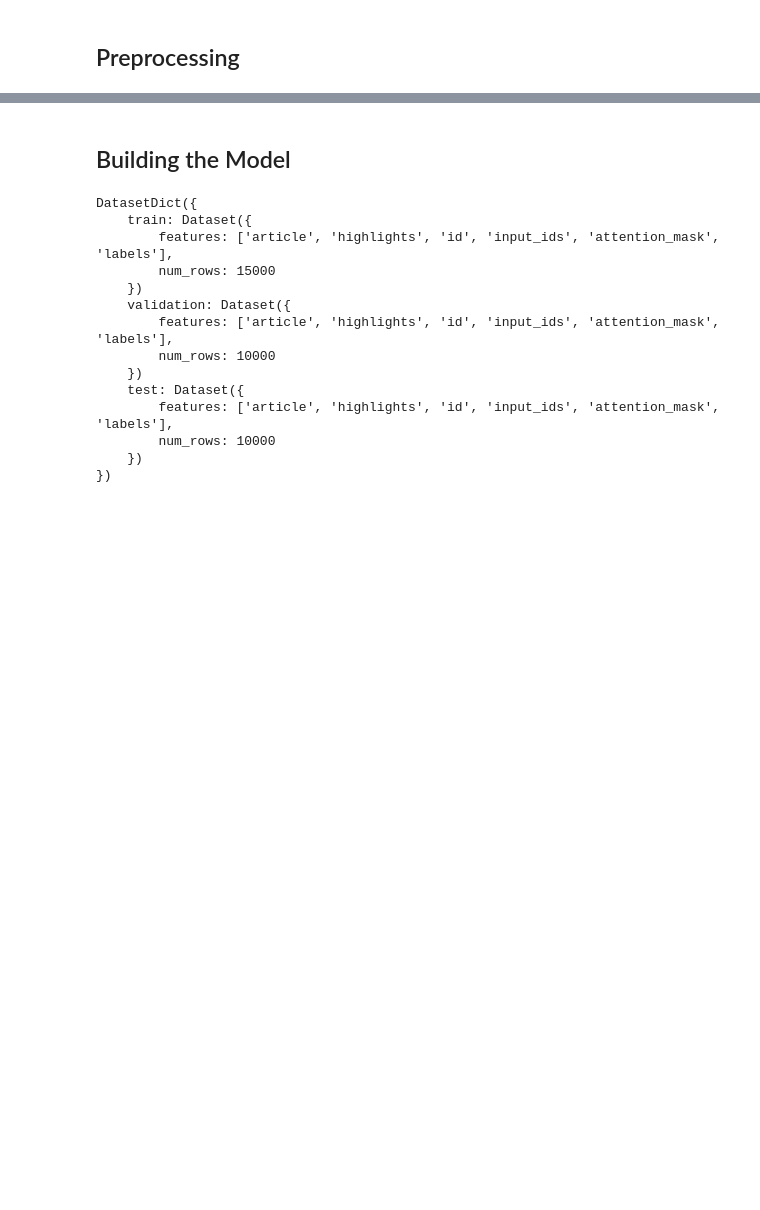
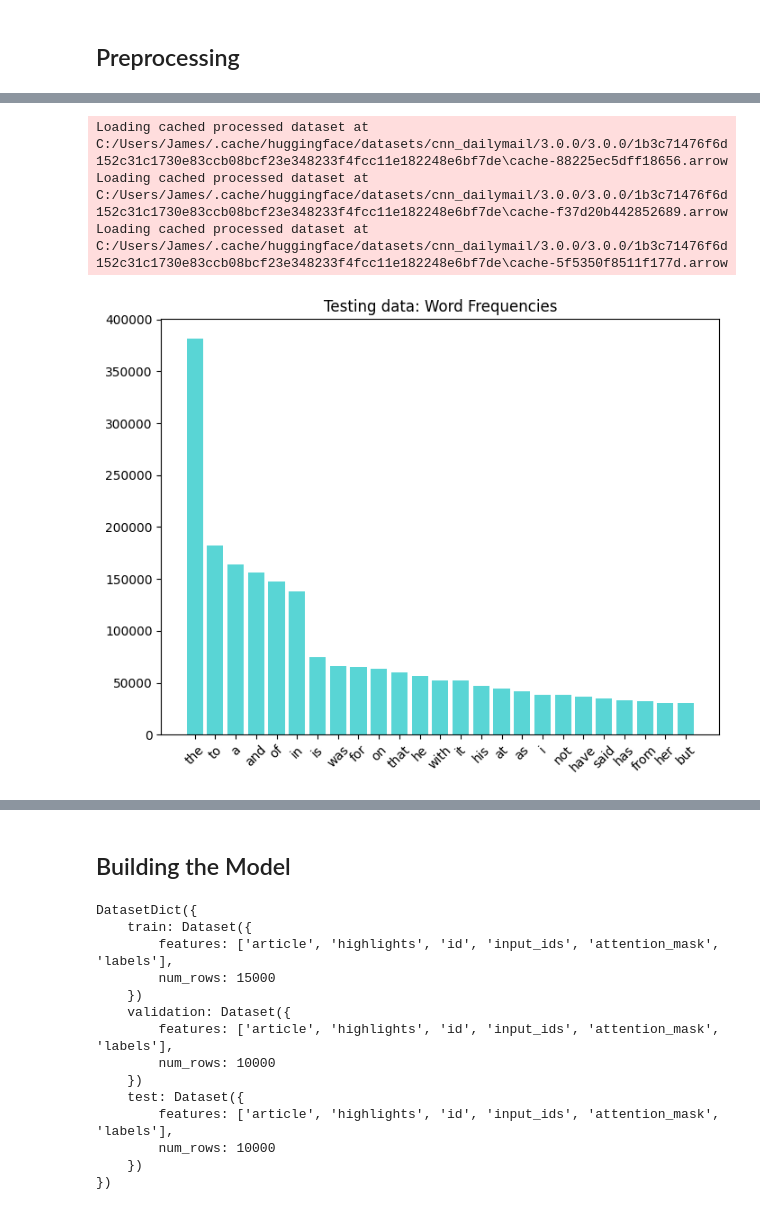
Before and after one commit to jma375/NLP-Text-Summarization, a Jupyter notebook: NLP-Text-Summarization.ipynb, the cells around one changed output, grey strips where cells are left out. Saved outputs shown, nothing was run; the diff lists cells and outputs as text; code cells hidden in the pictures; blank space fills up the shorter version.

```diff
--- a/NLP-Text-Summarization.ipynb
+++ b/NLP-Text-Summarization.ipynb
@@ -125,0 +133,7 @@ preprocess(subset_valid,"Validation Data")
+# %%
+wrd_freq_plot(processed_data,"test", "Testing data")
+# %% [output]
+Loading cached processed dataset at C:/Users/James/.cache/huggingface/datasets/cnn_dailymail/3.0.0/3.0.0/1b3c71476f6d152c31c1730e83ccb08bcf23e348233f4fcc11e182248e6bf7de\cache-88225ec5dff18656.arrow
+Loading cached processed dataset at C:/Users/James/.cache/huggingface/datasets/cnn_dailymail/3.0.0/3.0.0/1b3c71476f6d152c31c1730e83ccb08bcf23e348233f4fcc11e182248e6bf7de\cache-f37d20b442852689.arrow
+Loading cached processed dataset at C:/Users/James/.cache/huggingface/datasets/cnn_dailymail/3.0.0/3.0.0/1b3c71476f6d152c31c1730e83ccb08bcf23e348233f4fcc11e182248e6bf7de\cache-5f5350f8511f177d.arrow
+[figure, added]
```
Also changed, not shown: parts of 38 cells of this notebook.
